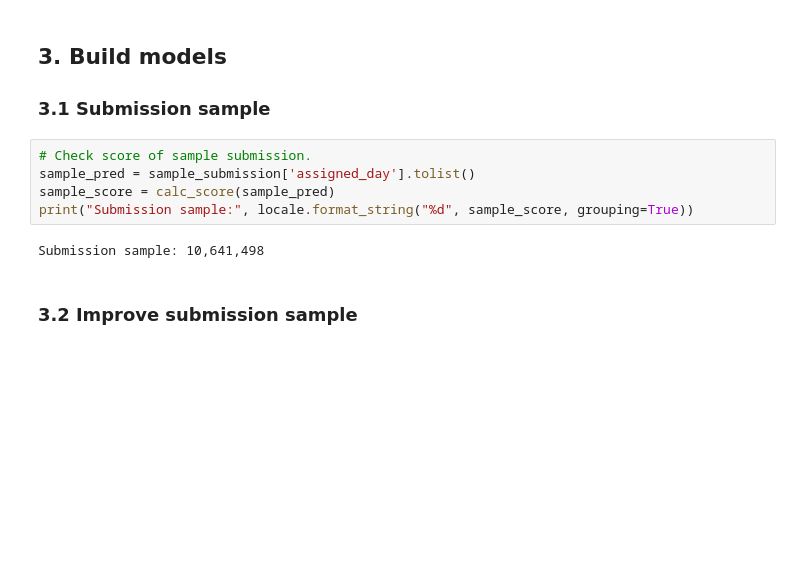
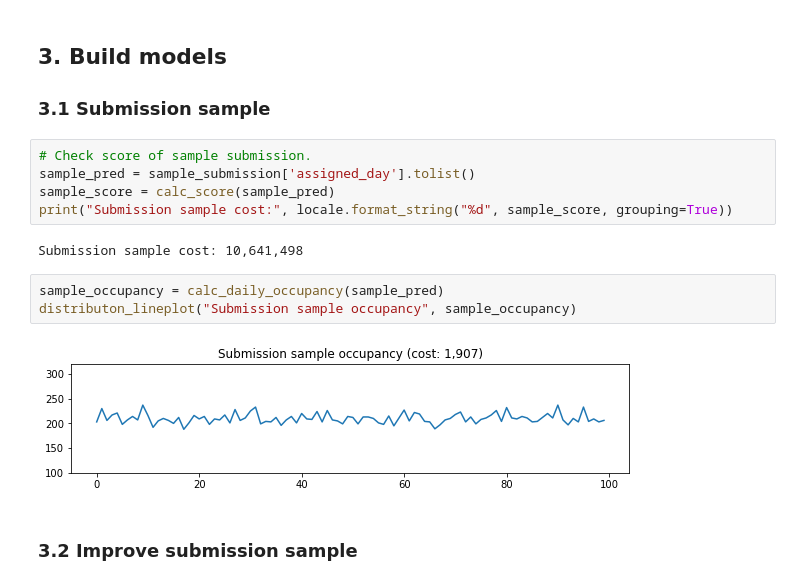
Before and after one commit to jfmdev/simple_ml, a Jupyter notebook: santa-tour/santa.ipynb, the cells around one changed output. Cells and saved outputs as stored; diff of their text form; blank space fills up the shorter version.

```diff
--- a/santa-tour/santa.ipynb
+++ b/santa-tour/santa.ipynb
@@ -228,9 +244,14 @@ sns.barplot(x=costs, y=costs)
 # Check score of sample submission.
 sample_pred = sample_submission['assigned_day'].tolist()
 sample_score = calc_score(sample_pred)
-print("Submission sample:", locale.format_string("%d", sample_score, grouping=True))
+print("Submission sample cost:", locale.format_string("%d", sample_score, grouping=True))
 # %% [output]
-Submission sample: 10,641,498
+Submission sample cost: 10,641,498
+# %%
+sample_occupancy = calc_daily_occupancy(sample_pred)
+distributon_lineplot("Submission sample occupancy", sample_occupancy)
+# %% [output]
+[figure, added]
 # %% [markdown]
 ### 3.2 Improve submission sample
 # %%
```
Also changed, not shown: parts of 28 cells of this notebook.
